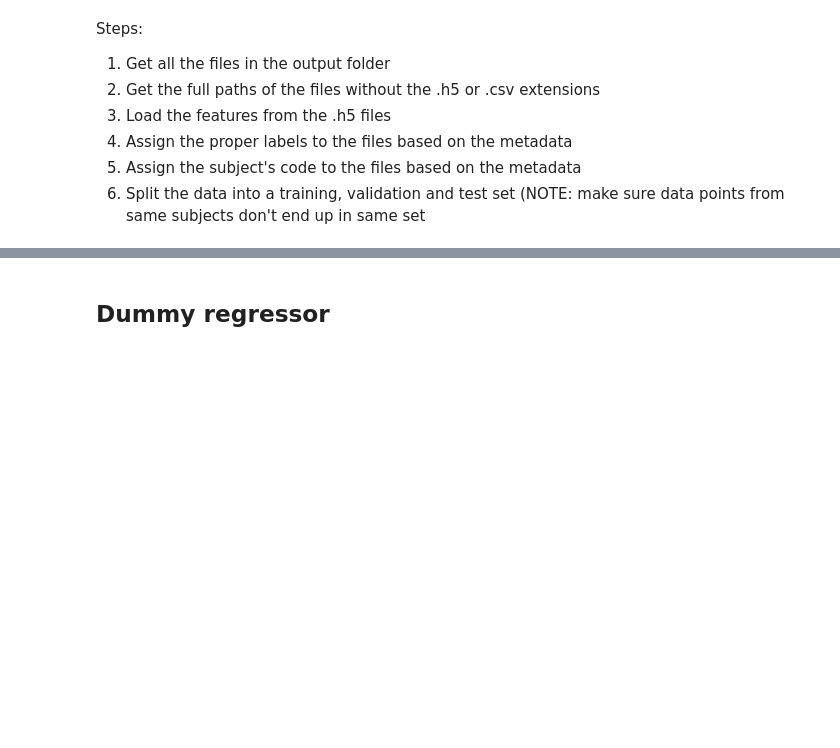
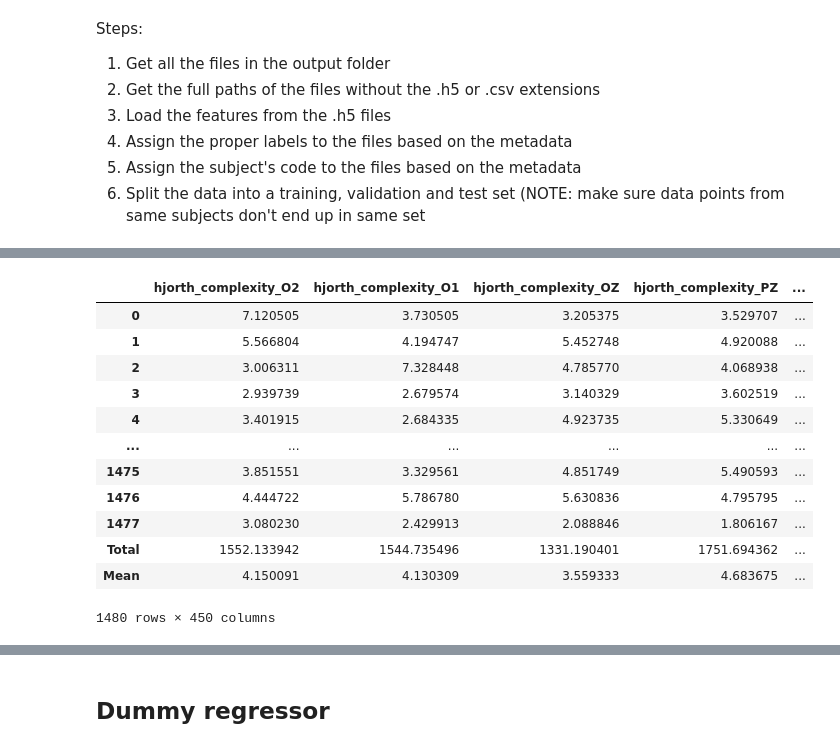
Before and after one commit to eegyolk-ai/eegyolk, a Jupyter notebook: reproducibility_experiments/remix_traditional_ml_models.ipynb, the cells around one changed output, grey strips where cells are left out. Drawn from its saved outputs; the diff is of its cells as text; code cells hidden in the pictures; blank space fills up the shorter version.

```diff
--- a/reproducibility_experiments/remix_traditional_ml_models.ipynb
+++ b/reproducibility_experiments/remix_traditional_ml_models.ipynb
@@ -32,3 +88,21 @@ Steps:
+# %%
+ef_ex2.loc['Mean'] = ef_ex[ef_ex2.columns].mean()
+# %%
+ef_ex2
+# %% [output]
+|  | hjorth_complexity_O2 | hjorth_complexity_O1 | hjorth_complexity_OZ | hjorth_complexity_PZ | ... |
+| 0 | 7.120505 | 3.730505 | 3.205375 | 3.529707 | ... |
+| 1 | 5.566804 | 4.194747 | 5.452748 | 4.920088 | ... |
+| 2 | 3.006311 | 7.328448 | 4.785770 | 4.068938 | ... |
+| 3 | 2.939739 | 2.679574 | 3.140329 | 3.602519 | ... |
+| 4 | 3.401915 | 2.684335 | 4.923735 | 5.330649 | ... |
+| ... | ... | ... | ... | ... | ... |
+| 1475 | 3.851551 | 3.329561 | 4.851749 | 5.490593 | ... |
+| 1476 | 4.444722 | 5.786780 | 5.630836 | 4.795795 | ... |
+| 1477 | 3.080230 | 2.429913 | 2.088846 | 1.806167 | ... |
+| Total | 1552.133942 | 1544.735496 | 1331.190401 | 1751.694362 | ... |
+| Mean | 4.150091 | 4.130309 | 3.559333 | 4.683675 | ... |
+1480 rows × 450 columns
 # %%
 def plot_result(df, prop, x, y):
     sns.set()
```
Also changed, not shown: parts of 73 cells of this notebook, 1 other file.
